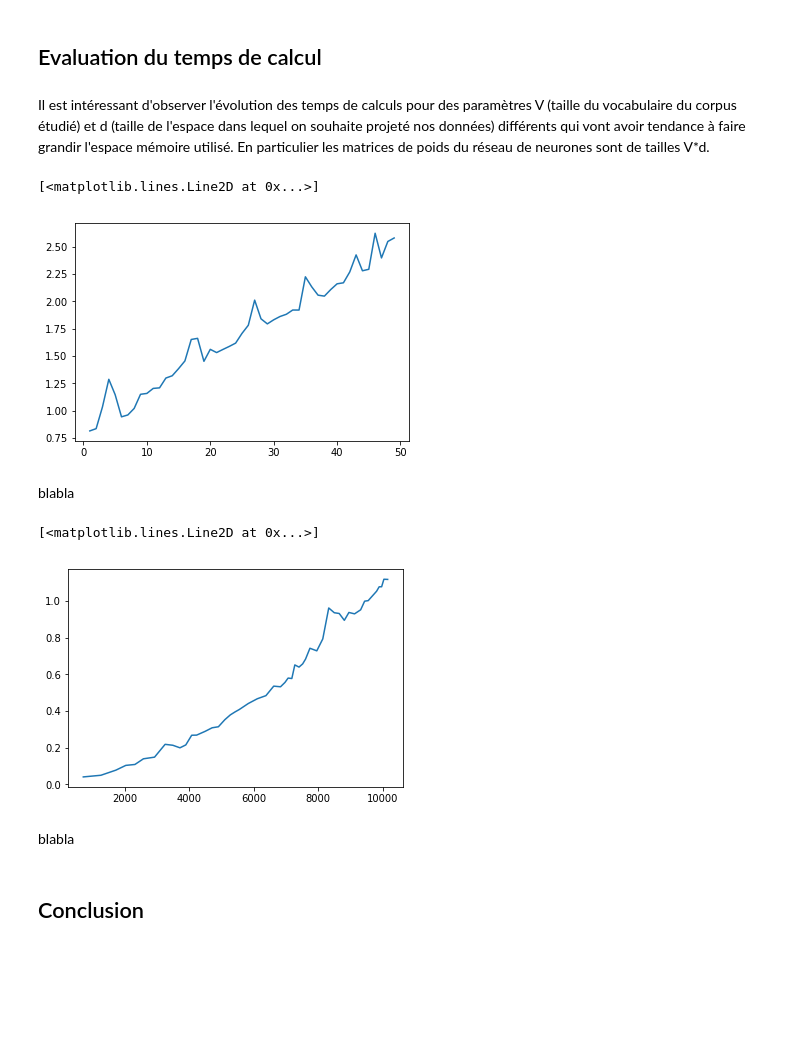
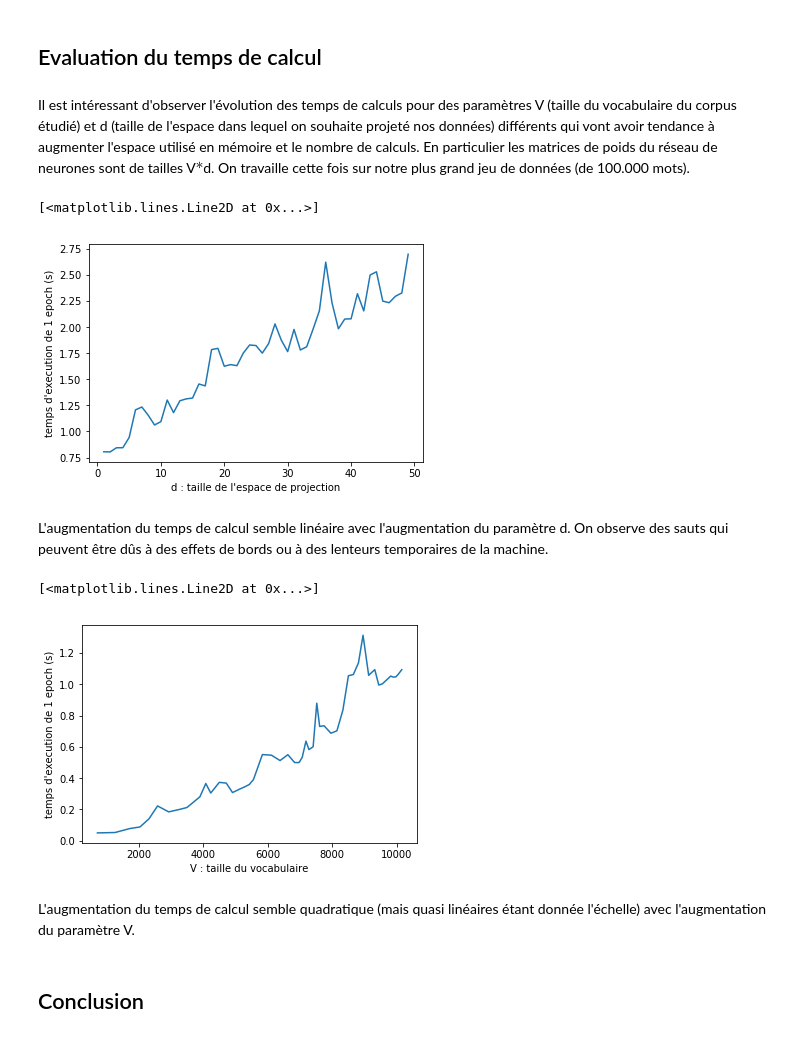
Before and after one commit to qnbion/Projet_Elt_log-Word2Vec, a Jupyter notebook: Parallelized_Word2Vec.ipynb, the cells around one changed output. Cells and saved outputs as stored; diff of their text form; code cells hidden in the pictures; blank space fills up the shorter version.

```diff
--- a/Parallelized_Word2Vec.ipynb
+++ b/Parallelized_Word2Vec.ipynb
@@ -850,36 +850,38 @@ print(prevision("cocaine",Min,Mout,text_lb_clapton,3))
 # %% [markdown]
 ## Evaluation du temps de calcul
 # %% [markdown]
-Il est intéressant d'observer l'évolution des temps de calculs pour des paramètres V (taille du vocabulaire du corpus étudié) et d (taille de l'espace dans lequel on souhaite projeté nos données) différents qui vont avoir tendance à faire grandir l'espace mémoire utilisé. En particulier les matrices de poids du réseau de neurones sont de tailles V*d.
+Il est intéressant d'observer l'évolution des temps de calculs pour des paramètres V (taille du vocabulaire du corpus étudié) et d (taille de l'espace dans lequel on souhaite projeté nos données) différents qui vont avoir tendance à augmenter l'espace utilisé en mémoire et le nombre de calculs. En particulier les matrices de poids du réseau de neurones sont de tailles V$*$d. On travaille cette fois sur notre plus grand jeu de données (de 100.000 mots).
 # %%
 params = {
     "N" : 2,
     "n_epochs" : 1,
     "alpha" : 10**(-3),
     "negative" : 4,
     "d" : 1,
     'n_parallel' : 1000}
 
 TIMES = []
 D = []
 
 for i in range(1,50):
 
     params["d"]=i
 
     t0=time.time()
     Min, Mout = train_word2vec_parallel(X=X_hot_miserables, params=params, func=func)
     dt=time.time()-t0
 
     D.append(i)
     TIMES.append(dt)
 
-plot(D,TIMES)
+plt.xlabel("d : taille de l'espace de projection")
+plt.ylabel("temps d'execution de 1 epoch (s)")
+plt.plot(D,TIMES)
 # %% [output]
 [<matplotlib.lines.Line2D at 0x...>]
-[figure, old version]
+[figure, new version]
-# %% [markdown]
-blabla
+# %% [markdown]
+L'augmentation du temps de calcul semble linéaire avec l'augmentation du paramètre d. On observe des sauts qui peuvent être dûs à des effets de bords ou à des lenteurs temporaires de la machine.
 # %%
 params = {
     "N" : 2,
@@ -915,12 +917,14 @@ for i in range (1,50):
 V = np.array(V)
 TIMES = np.array(TIMES)
 
-plot(V,TIMES)
+plt.xlabel("V : taille du vocabulaire")
+plt.ylabel("temps d'execution de 1 epoch (s)")
+plt.plot(V,TIMES)
 # %% [output]
 [<matplotlib.lines.Line2D at 0x...>]
-[figure, old version]
+[figure, new version]
-# %% [markdown]
-blabla
+# %% [markdown]
+L'augmentation du temps de calcul semble quadratique (mais quasi linéaires étant donnée l'échelle) avec l'augmentation du paramètre V.
 # %% [markdown]
 ## Conclusion
 # %% [markdown]
```
Also changed, not shown: parts of 14 cells of this notebook.
